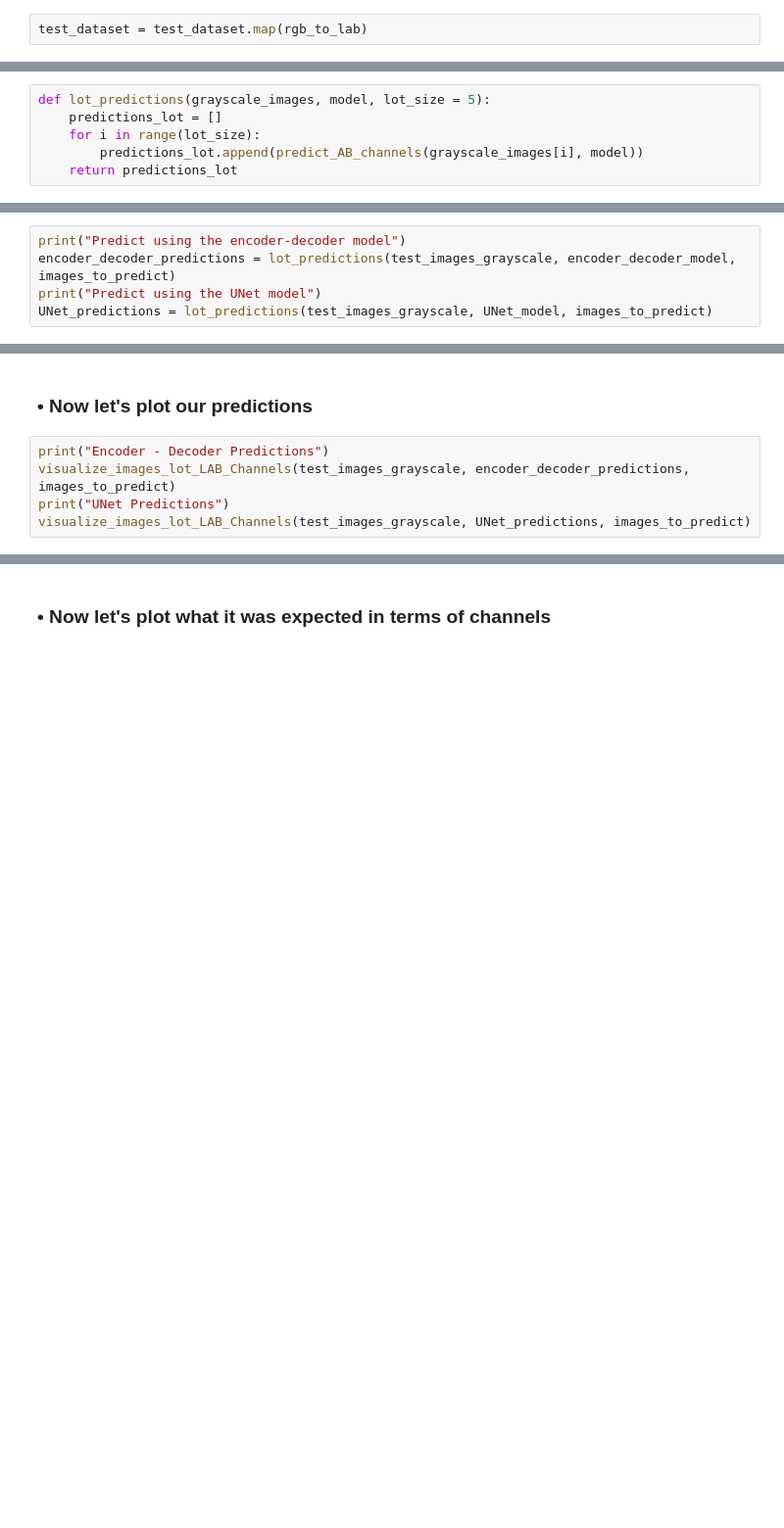
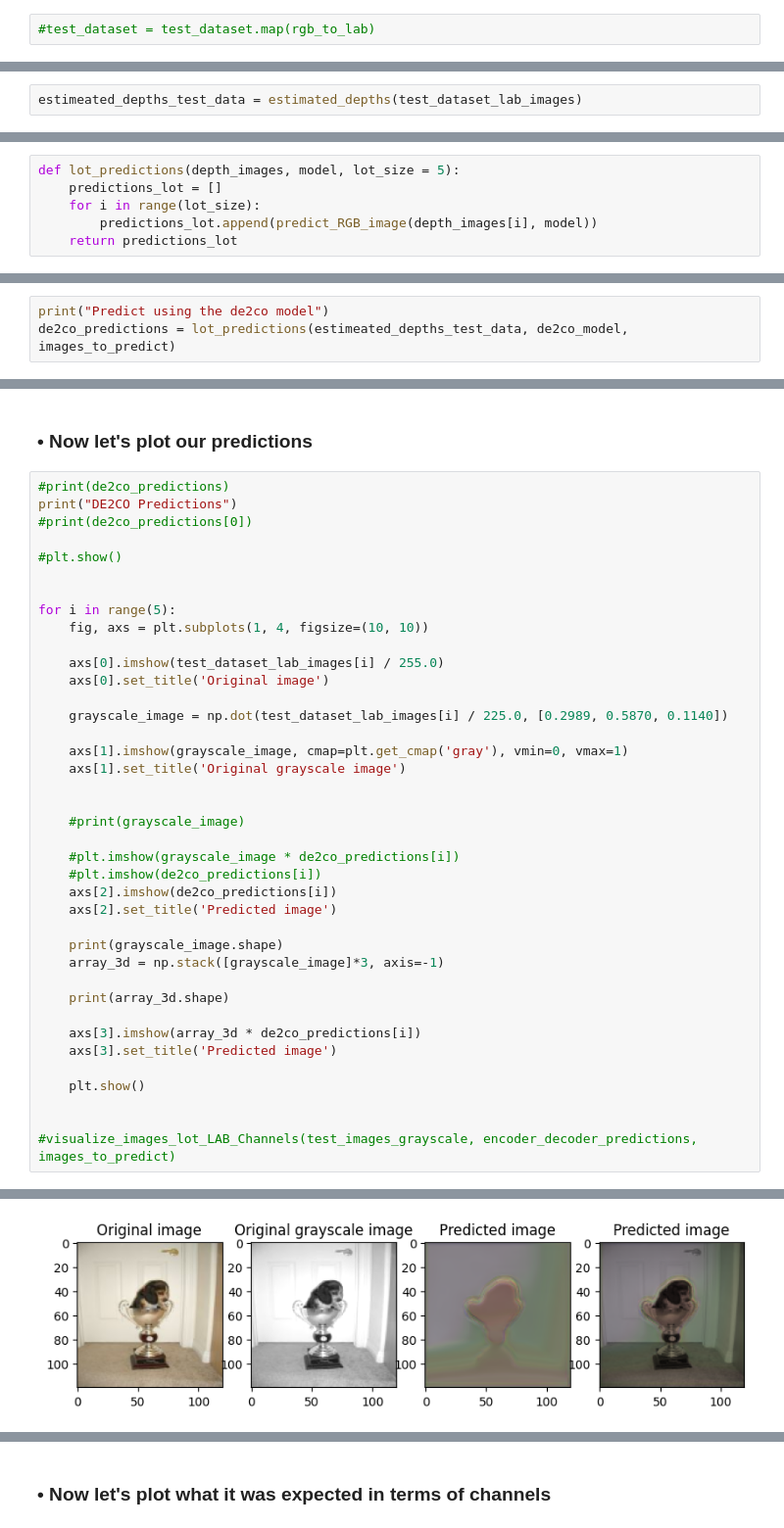
Before and after one commit to AndreyArguedas/DeepLearning, a Jupyter notebook: Documentos de Deep Learning GR 40/TC2/TC2-DL-AndreyArguedas-DE2CO.ipynb, the cells around one changed output, grey strips where cells are left out. Shown at 98% size. Cells and saved outputs as stored; diff of their text form; blank space fills up the shorter version.

Commit message:
DE2CO model is starting to do something

```diff
--- a/Documentos de Deep Learning GR 40/TC2/TC2-DL-AndreyArguedas-DE2CO.ipynb
+++ b/Documentos de Deep Learning GR 40/TC2/TC2-DL-AndreyArguedas-DE2CO.ipynb
@@ -367,7 +399,7 @@ error: OpenCV(4.10.0) D:\a\opencv-python\opencv-python\opencv\modules\imgproc\sr
 # %% [markdown]
 ### • We start by mapping the the test data to LAB format since we will need to generate grayscale of these images and then replace its AB channels with the predicted ones
 # %%
-test_dataset = test_dataset.map(rgb_to_lab)
+#test_dataset = test_dataset.map(rgb_to_lab)
 # %%
 test_dataset_lab = test_dataset.unbatch()
 test_dataset_lab_images = np.asarray(list(test_dataset_lab.map(lambda x, y: x)))
@@ -382,0 +410,2 @@ print("Shape of AB channels: ", test_images_AB_channels.shape)
+# %%
+estimeated_depths_test_data = estimated_depths(test_dataset_lab_images)
@@ -391,13 +439,11 @@ def predict_AB_channels(grayscale_image, model):
 # %%
-def lot_predictions(grayscale_images, model, lot_size = 5):
+def lot_predictions(depth_images, model, lot_size = 5):
     predictions_lot = []
     for i in range(lot_size):
-        predictions_lot.append(predict_AB_channels(grayscale_images[i], model))
+        predictions_lot.append(predict_RGB_image(depth_images[i], model))
     return predictions_lot
 # %% [markdown]
 ### We predict a few of the first images of our test data, to se how is predicting
 # %%
-print("Predict using the encoder-decoder model")
-encoder_decoder_predictions = lot_predictions(test_images_grayscale, encoder_decoder_model, images_to_predict)
-print("Predict using the UNet model")
-UNet_predictions = lot_predictions(test_images_grayscale, UNet_model, images_to_predict)
+print("Predict using the de2co model")
+de2co_predictions = lot_predictions(estimeated_depths_test_data, de2co_model, images_to_predict)
@@ -404,7 +462,42 @@ UNet_predictions = lot_predictions(test_images_grayscale, UNet_model, images_to_
 # %% [markdown]
 ### • Now let's plot our predictions
 # %%
-print("Encoder - Decoder Predictions")
-visualize_images_lot_LAB_Channels(test_images_grayscale, encoder_decoder_predictions, images_to_predict)
-print("UNet Predictions")
-visualize_images_lot_LAB_Channels(test_images_grayscale, UNet_predictions, images_to_predict)
+#print(de2co_predictions)
+print("DE2CO Predictions")
+#print(de2co_predictions[0])
+
+#plt.show()
+
+
+for i in range(5):
+    fig, axs = plt.subplots(1, 4, figsize=(10, 10))
+
+    axs[0].imshow(test_dataset_lab_images[i] / 255.0)
+    axs[0].set_title('Original image')
+
+    grayscale_image = np.dot(test_dataset_lab_images[i] / 225.0, [0.2989, 0.5870, 0.1140])
+
+    axs[1].imshow(grayscale_image, cmap=plt.get_cmap('gray'), vmin=0, vmax=1)
+    axs[1].set_title('Original grayscale image')
+
+
+    #print(grayscale_image)
+
+    #plt.imshow(grayscale_image * de2co_predictions[i])
+    #plt.imshow(de2co_predictions[i])
+    axs[2].imshow(de2co_predictions[i])
+    axs[2].set_title('Predicted image')
+
+    print(grayscale_image.shape)
+    array_3d = np.stack([grayscale_image]*3, axis=-1)
+
+    print(array_3d.shape)
+
+    axs[3].imshow(array_3d * de2co_predictions[i])
+    axs[3].set_title('Predicted image')
+
+    plt.show()
+
+
+#visualize_images_lot_LAB_Channels(test_images_grayscale, encoder_decoder_predictions, images_to_predict)
+# %% [output]
@@ -410,0 +507 @@ visualize_images_lot_LAB_Channels(test_images_grayscale, UNet_predictions, image
+[figure, added]
```
Also changed, not shown: parts of 24 cells of this notebook.
